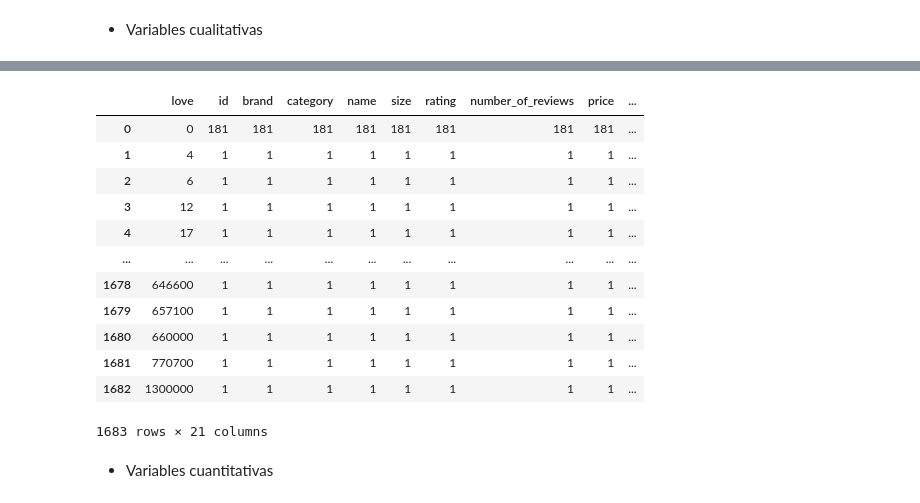
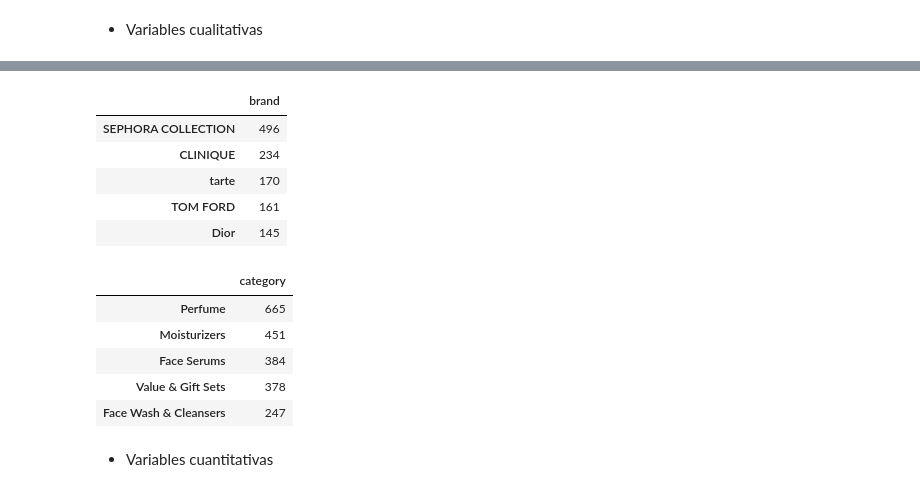
Before and after one commit to Adalab/DA-promo-c-modulo-2-sprint-1-Laura-Pilar, a Jupyter notebook: Estadísticas/Leccion-2-Estadisticas-2/Leccion-2-Estadisticas-2.ipynb, the cells around one changed output, grey strips where cells are left out. Saved outputs shown, nothing was run; the diff lists cells and outputs as text; code cells hidden in the pictures.

```diff
--- a/Estadísticas/Leccion-2-Estadisticas-2/Leccion-2-Estadisticas-2.ipynb
+++ b/Estadísticas/Leccion-2-Estadisticas-2/Leccion-2-Estadisticas-2.ipynb
@@ -90,19 +118,22 @@ freq_cualitativa
-# %%
-freq_cualitativa2 = df.groupby("love").count().reset_index()
-freq_cualitativa2
-# %% [output]
-|  | love | id | brand | category | name | size | rating | number_of_reviews | price | ... |
-| 0 | 0 | 181 | 181 | 181 | 181 | 181 | 181 | 181 | 181 | ... |
-| 1 | 4 | 1 | 1 | 1 | 1 | 1 | 1 | 1 | 1 | ... |
-| 2 | 6 | 1 | 1 | 1 | 1 | 1 | 1 | 1 | 1 | ... |
-| 3 | 12 | 1 | 1 | 1 | 1 | 1 | 1 | 1 | 1 | ... |
-| 4 | 17 | 1 | 1 | 1 | 1 | 1 | 1 | 1 | 1 | ... |
-| ... | ... | ... | ... | ... | ... | ... | ... | ... | ... | ... |
-| 1678 | 646600 | 1 | 1 | 1 | 1 | 1 | 1 | 1 | 1 | ... |
-| 1679 | 657100 | 1 | 1 | 1 | 1 | 1 | 1 | 1 | 1 | ... |
-| 1680 | 660000 | 1 | 1 | 1 | 1 | 1 | 1 | 1 | 1 | ... |
-| 1681 | 770700 | 1 | 1 | 1 | 1 | 1 | 1 | 1 | 1 | ... |
-| 1682 | 1300000 | 1 | 1 | 1 | 1 | 1 | 1 | 1 | 1 | ... |
-1683 rows × 21 columns
+# %%
+df1 = pd.DataFrame(df["brand"].value_counts())
+df1.head()
+# %% [output]
+|  | brand |
+| SEPHORA COLLECTION | 496 |
+| CLINIQUE | 234 |
+| tarte | 170 |
+| TOM FORD | 161 |
+| Dior | 145 |
+# %%
+df2 = pd.DataFrame(df["category"].value_counts())
+df2.head()
+# %% [output]
+|  | category |
+| Perfume | 665 |
+| Moisturizers | 451 |
+| Face Serums | 384 |
+| Value & Gift Sets | 378 |
+| Face Wash & Cleansers | 247 |
 # %% [markdown]
 - Variables cuantitativas
```
Also changed, not shown: parts of 20 cells of this notebook.
